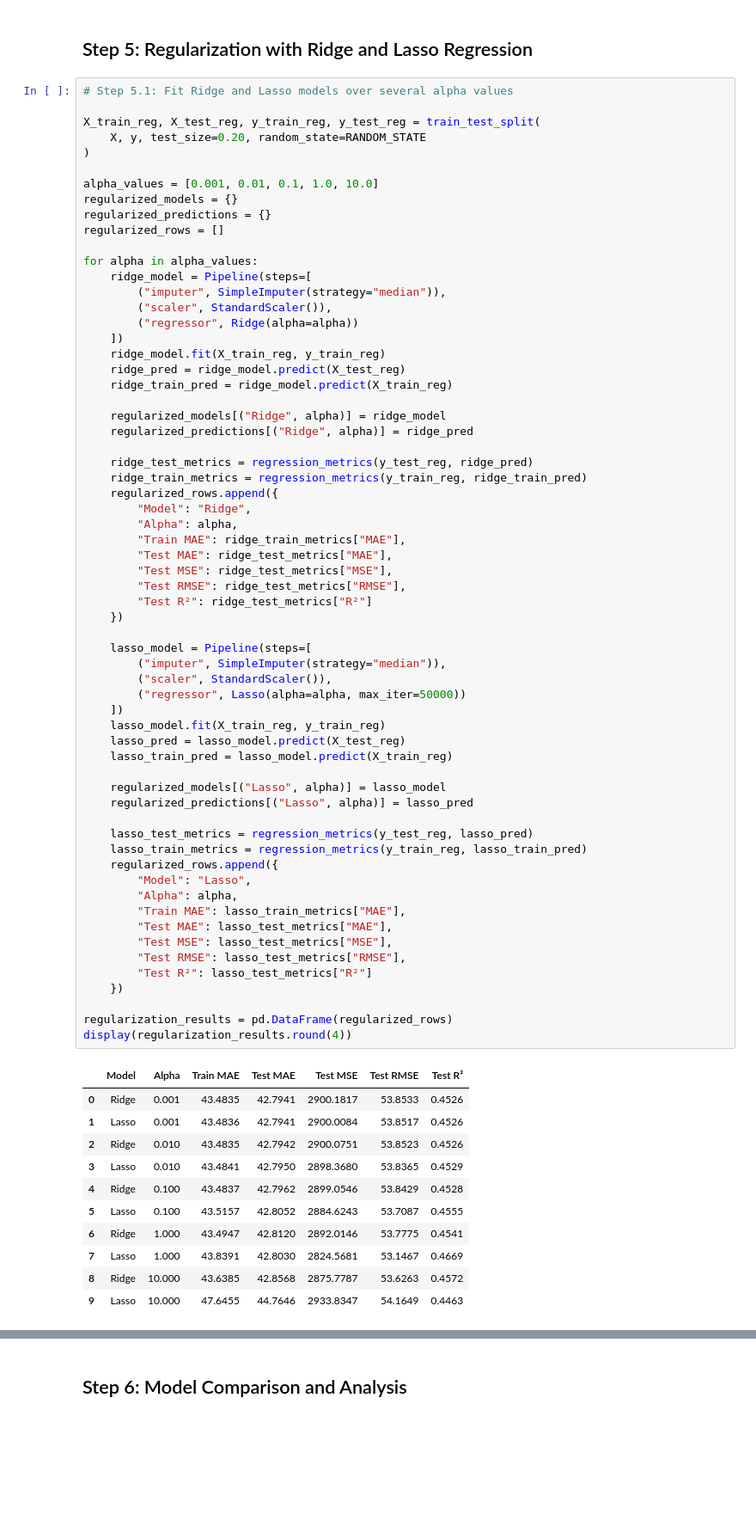
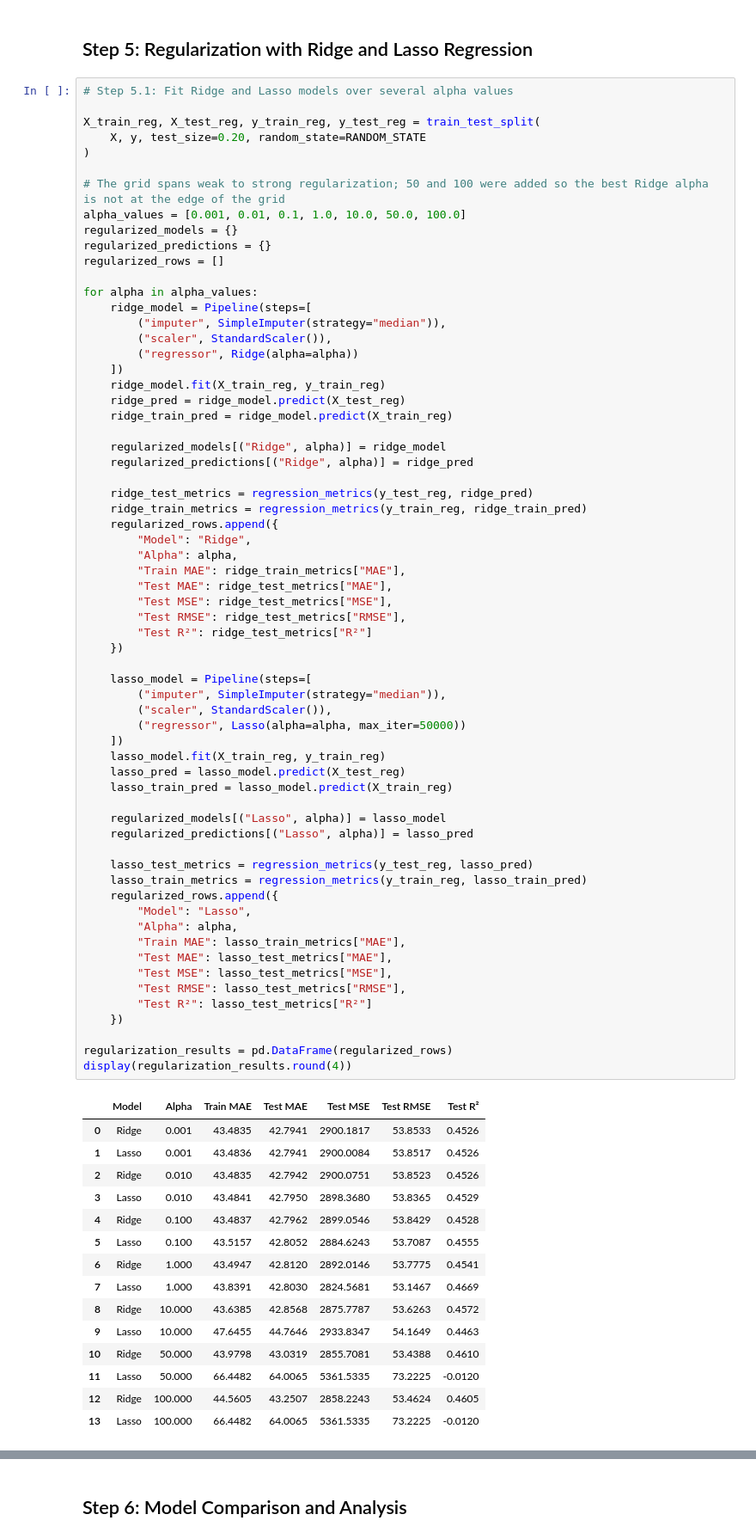
Before and after one commit to pranavibalakulla/MSCS_634_Lab_4_Diabetes_Regression, a Jupyter notebook: MSCS_634_Lab_4.ipynb, the cells around one changed output, grey strips where cells are left out. Shown at 86% size. Drawn from its saved outputs; the diff is of its cells as text; blank space fills up the shorter version.

```diff
--- a/MSCS_634_Lab_4.ipynb
+++ b/MSCS_634_Lab_4.ipynb
@@ -419,7 +437,8 @@ X_train_reg, X_test_reg, y_train_reg, y_test_reg = train_test_split(
     X, y, test_size=0.20, random_state=RANDOM_STATE
 )
 
-alpha_values = [0.001, 0.01, 0.1, 1.0, 10.0]
+# The grid spans weak to strong regularization; 50 and 100 were added so the best Ridge alpha is not at the edge of the grid
+alpha_values = [0.001, 0.01, 0.1, 1.0, 10.0, 50.0, 100.0]
 regularized_models = {}
 regularized_predictions = {}
 regularized_rows = []
@@ -460,33 +479,37 @@ for alpha in alpha_values:
 
     regularized_models[("Lasso", alpha)] = lasso_model
     regularized_predictions[("Lasso", alpha)] = lasso_pred
 
     lasso_test_metrics = regression_metrics(y_test_reg, lasso_pred)
     lasso_train_metrics = regression_metrics(y_train_reg, lasso_train_pred)
     regularized_rows.append({
         "Model": "Lasso",
         "Alpha": alpha,
         "Train MAE": lasso_train_metrics["MAE"],
         "Test MAE": lasso_test_metrics["MAE"],
         "Test MSE": lasso_test_metrics["MSE"],
         "Test RMSE": lasso_test_metrics["RMSE"],
         "Test R²": lasso_test_metrics["R²"]
     })
 
 regularization_results = pd.DataFrame(regularized_rows)
 display(regularization_results.round(4))
 # %% [output]
 |  | Model | Alpha | Train MAE | Test MAE | Test MSE | Test RMSE | Test R² |
 | 0 | Ridge | 0.001 | 43.4835 | 42.7941 | 2900.1817 | 53.8533 | 0.4526 |
 | 1 | Lasso | 0.001 | 43.4836 | 42.7941 | 2900.0084 | 53.8517 | 0.4526 |
 | 2 | Ridge | 0.010 | 43.4835 | 42.7942 | 2900.0751 | 53.8523 | 0.4526 |
 | 3 | Lasso | 0.010 | 43.4841 | 42.7950 | 2898.3680 | 53.8365 | 0.4529 |
 | 4 | Ridge | 0.100 | 43.4837 | 42.7962 | 2899.0546 | 53.8429 | 0.4528 |
 | 5 | Lasso | 0.100 | 43.5157 | 42.8052 | 2884.6243 | 53.7087 | 0.4555 |
 | 6 | Ridge | 1.000 | 43.4947 | 42.8120 | 2892.0146 | 53.7775 | 0.4541 |
 | 7 | Lasso | 1.000 | 43.8391 | 42.8030 | 2824.5681 | 53.1467 | 0.4669 |
 | 8 | Ridge | 10.000 | 43.6385 | 42.8568 | 2875.7787 | 53.6263 | 0.4572 |
 | 9 | Lasso | 10.000 | 47.6455 | 44.7646 | 2933.8347 | 54.1649 | 0.4463 |
+| 10 | Ridge | 50.000 | 43.9798 | 43.0319 | 2855.7081 | 53.4388 | 0.4610 |
+| 11 | Lasso | 50.000 | 66.4482 | 64.0065 | 5361.5335 | 73.2225 | -0.0120 |
+| 12 | Ridge | 100.000 | 44.5605 | 43.2507 | 2858.2243 | 53.4624 | 0.4605 |
+| 13 | Lasso | 100.000 | 66.4482 | 64.0065 | 5361.5335 | 73.2225 | -0.0120 |
 # %%
 # Step 5.2: Compare Ridge and Lasso test RMSE across alpha values
 
```
Also changed, not shown: parts of 17 cells of this notebook, 1 other file.
